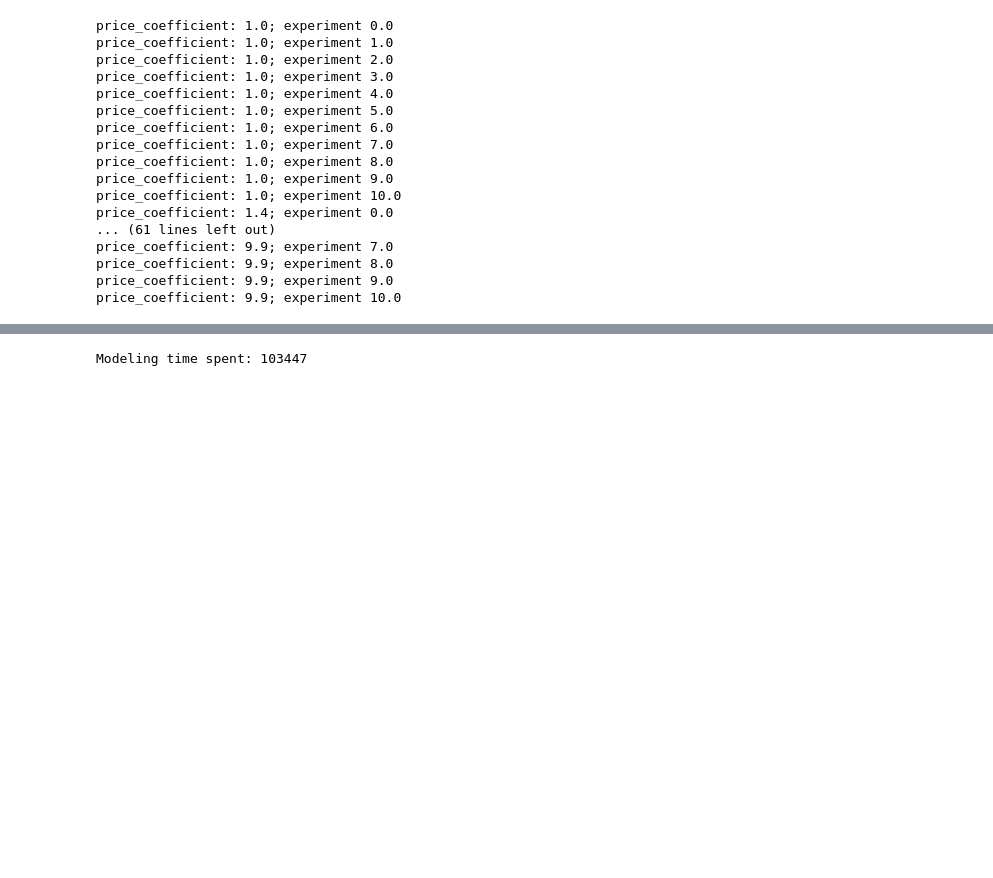
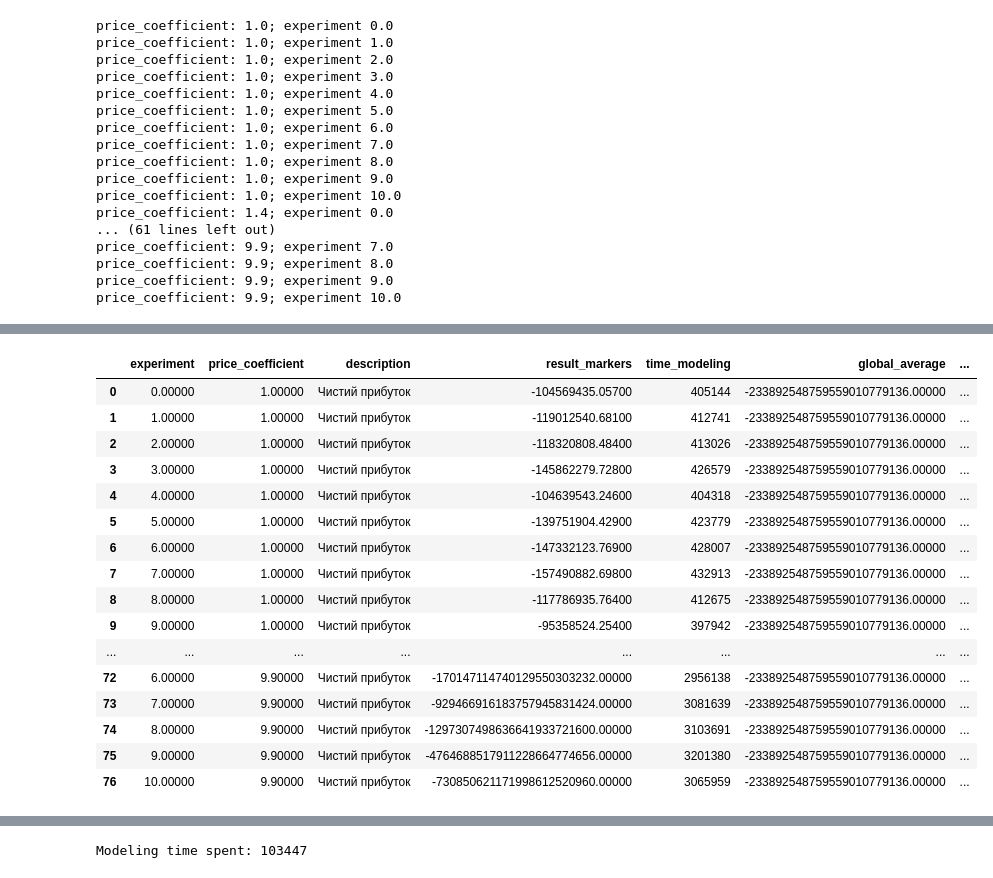
Before and after one commit to dtsylyuryk/system-modeling-course-work, a Jupyter notebook: course_work.ipynb, the cells around one changed output, grey strips where cells are left out. Saved outputs shown, nothing was run; the diff lists cells and outputs as text; code cells hidden in the pictures; blank space fills up the shorter version.

Commit message:
Finish with all experiments; refactor code a little

```diff
--- a/course_work.ipynb
+++ b/course_work.ipynb
@@ -15,3 +18,9 @@ from IPython.display import display
+# %%
+pd.set_option('display.max_rows', 5000)
+pd.set_option('display.max_columns', 5000)
+pd.set_option('display.width', 1000)
+pd.set_option('mode.chained_assignment', None)
+pd.set_option('display.float_format', lambda x: '%.5f' % x)
 # %% [markdown]
 ##### Клас збереження типів розподілу для ренерації затримок
 # %%
@@ -690,0 +716,8 @@ first_iteration_profit_df = results_first_iteration_df.loc[results_first_iterati
+# %%
+results_first_iteration_path = (
+    "experiments/price_coefficient_change_11_runs_1_iteration.json"
+)
+results_first_iteration = []
+with open(results_first_iteration_path, "r") as f:
+    for line in f.readlines():
+        results_first_iteration.append(json.loads(line))
@@ -691,27 +727,54 @@ first_iteration_profit_df = results_first_iteration_df.loc[results_first_iterati
 # %%
+results_first_iteration_df = pd.DataFrame(results_first_iteration)
+first_iteration_profit_df = results_first_iteration_df.loc[results_first_iteration_df["description"] == "Чистий прибуток"]
+first_iteration_profit_df = first_iteration_profit_df[
+    [
+        "experiment",
+        "price_coefficient",
+        "description",
+        "result_markers",
+        "time_modeling",
+    ]
+]
 first_iteration_profit_df["result_markers"] = first_iteration_profit_df["result_markers"].astype("float64")
+first_iteration_profit_df = first_iteration_profit_df.reset_index(drop=True)
+first_iteration_profit_df["global_average"] = first_iteration_profit_df["result_markers"].mean()
+first_iteration_profit_df["price_coefficient_avg_result"] = (
+    first_iteration_profit_df
+    .groupby(["price_coefficient"])["result_markers"]
+    .transform(lambda x: x.mean())
+)
+first_iteration_profit_df["group_deviation"] = ((
+    first_iteration_profit_df["result_markers"] - first_iteration_profit_df["price_coefficient_avg_result"])**2
+)
+first_iteration_profit_df["s_factual"] = (
+    needed_number_of_experiments *
+    sum(
+        (
+            first_iteration_profit_df.groupby(["price_coefficient"])["result_markers"].mean() -
+            first_iteration_profit_df["global_average"].iloc[0]
+        )**2
+    )
+)
+first_iteration_profit_df["s_residual"] = first_iteration_profit_df["group_deviation"].sum()
 
-net_revenues = first_iteration_profit_df["result_markers"]
-global_average = sum(net_revenues) / len(net_revenues)
+num_of_groups = len(first_iteration_profit_df["price_coefficient"].unique())
 
-avg_net_revenues = first_iteration_profit_df.groupby(["price_coefficient"])["result_markers"].mean()
-df_with_avg = first_iteration_profit_df.merge(avg_net_revenues, on=["price_coefficient"], suffixes=('', '_avg'))
-df_with_avg["group_deviation"] = (df_with_avg["result_markers"] - df_with_avg["result_markers_avg"])**2
-num_of_groups = len(avg_net_revenues)
-
-s_factual = needed_number_of_experiments * sum((avg_net_revenues - global_average)**2)
-s_residual = sum(df_with_avg["group_deviation"])
-
-d_factual = s_factual
-d_residual = s_residual / ((num_of_groups * needed_number_of_experiments) - num_of_groups)
+d_factual = first_iteration_profit_df["s_factual"].iloc[0]
+d_residual = (
+    first_iteration_profit_df["s_residual"].iloc[0] /
+    ((num_of_groups * needed_number_of_experiments) - num_of_groups)
+)
 
 F = d_factual / d_residual
-F_critical = 1.63565309
+F_critical = 1.63654249
 
 print(f"Sum of Squares: {d_factual}")
 print(f"Degrees of Freedom: {((num_of_groups * needed_number_of_experiments) - num_of_groups)}")
 print(f"Mean Square: {d_residual}")
-print(f"F: {F}; F-critical(alpha=0.05):{F_critical}")
-print(f"Factor is {'not ' if F < F_critical else ''}significant")
+print(f"F-actual: {F}; F-critical(alpha=0.15): {F_critical}")
+print(f"Factor is {'not ' if F < F_critical else ''}significant!")
+
+display(first_iteration_profit_df)
 # %% [output]
 Sum of Squares: 2.527396837249382e+49
@@ -726,0 +785,17 @@ See the caveats in the documentation: http://pandas.pydata.org/pandas-docs/stabl
+|  | experiment | price_coefficient | description | result_markers | time_modeling | global_average | ... |
+| 0 | 0.00000 | 1.00000 | Чистий прибуток | -104569435.05700 | 405144 | -233892548759559010779136.00000 | ... |
+| 1 | 1.00000 | 1.00000 | Чистий прибуток | -119012540.68100 | 412741 | -233892548759559010779136.00000 | ... |
+| 2 | 2.00000 | 1.00000 | Чистий прибуток | -118320808.48400 | 413026 | -233892548759559010779136.00000 | ... |
+| 3 | 3.00000 | 1.00000 | Чистий прибуток | -145862279.72800 | 426579 | -233892548759559010779136.00000 | ... |
+| 4 | 4.00000 | 1.00000 | Чистий прибуток | -104639543.24600 | 404318 | -233892548759559010779136.00000 | ... |
+| 5 | 5.00000 | 1.00000 | Чистий прибуток | -139751904.42900 | 423779 | -233892548759559010779136.00000 | ... |
+| 6 | 6.00000 | 1.00000 | Чистий прибуток | -147332123.76900 | 428007 | -233892548759559010779136.00000 | ... |
+| 7 | 7.00000 | 1.00000 | Чистий прибуток | -157490882.69800 | 432913 | -233892548759559010779136.00000 | ... |
+| 8 | 8.00000 | 1.00000 | Чистий прибуток | -117786935.76400 | 412675 | -233892548759559010779136.00000 | ... |
+| 9 | 9.00000 | 1.00000 | Чистий прибуток | -95358524.25400 | 397942 | -233892548759559010779136.00000 | ... |
+| ... | ... | ... | ... | ... | ... | ... | ... |
+| 72 | 6.00000 | 9.90000 | Чистий прибуток | -170147114740129550303232.00000 | 2956138 | -233892548759559010779136.00000 | ... |
+| 73 | 7.00000 | 9.90000 | Чистий прибуток | -929466916183757945831424.00000 | 3081639 | -233892548759559010779136.00000 | ... |
+| 74 | 8.00000 | 9.90000 | Чистий прибуток | -1297307498636641933721600.00000 | 3103691 | -233892548759559010779136.00000 | ... |
+| 75 | 9.00000 | 9.90000 | Чистий прибуток | -4764688517911228664774656.00000 | 3201380 | -233892548759559010779136.00000 | ... |
+| 76 | 10.00000 | 9.90000 | Чистий прибуток | -730850621171998612520960.00000 | 3065959 | -233892548759559010779136.00000 | ... |
```
Also changed, not shown: parts of 25 cells of this notebook, 2 other files.
